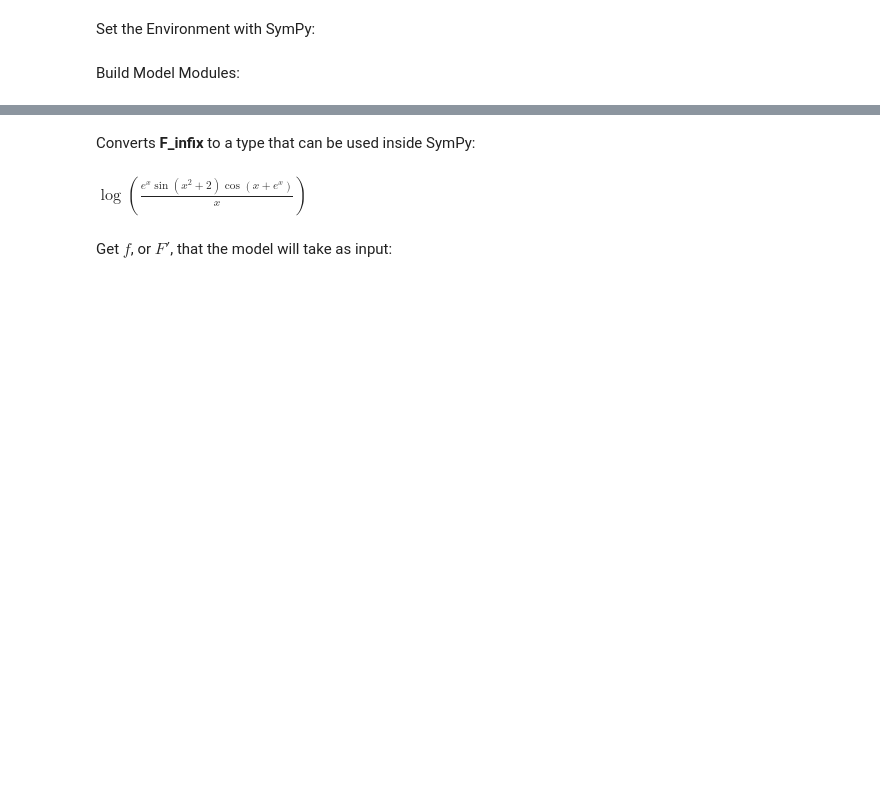
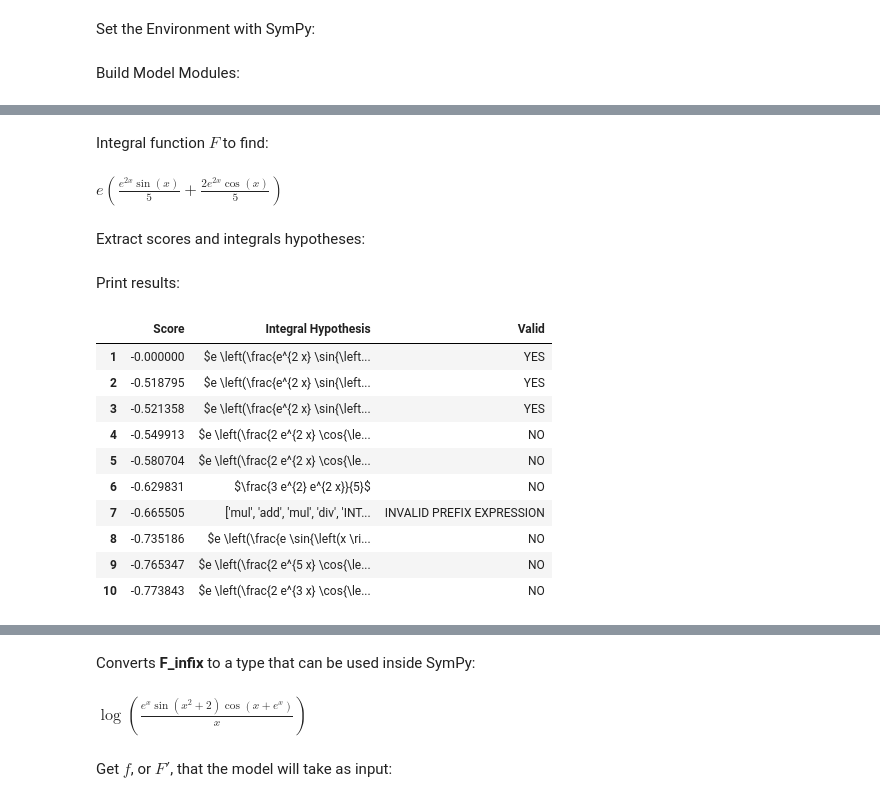
Before and after one commit to elia-mercatanti/deep-learning-symbolic-mathematics, a Jupyter notebook: jupyter-notebook/function_integration.ipynb, the cells around one changed output, grey strips where cells are left out. Drawn from its saved outputs; the diff is of its cells as text; code cells hidden in the pictures; blank space fills up the shorter version.

Commit message:
Adding FWD BWD and IPB approach in notebook
Small update in README.md and transformer.py

```diff
--- a/jupyter-notebook/function_integration.ipynb
+++ b/jupyter-notebook/function_integration.ipynb
@@ -106,0 +186,5 @@ Declare $F$, the Integral Function the Model has to Predict:
+# %%
+with torch.no_grad():
+    encoded = encoder('fwd', x=x1, lengths=len1, causal=False).transpose(0, 1)
+
+encoded
@@ -106,0 +212,7 @@ Declare $F$, the Integral Function the Model has to Predict:
+# %%
+with torch.no_grad():
+    _, _, beam = decoder.generate_beam(encoded, len1, beam_size=beam_size, length_penalty=1.0, early_stopping=1,
+                                       max_len=params.max_len)
+assert len(beam) == 1
+hypotheses = beam[0].hyp
+assert len(hypotheses) == beam_size
@@ -106,0 +227,54 @@ Declare $F$, the Integral Function the Model has to Predict:
+# %% [markdown]
+Integral function $F$ to find:
+# %%
+F
+# %% [output]
+$\displaystyle e \left(\frac{e^{2 x} \sin{\left(x \right)}}{5} + \frac{2 e^{2 x} \cos{\left(x \right)}}{5}\right)$
+# %% [markdown]
+Extract scores and integrals hypotheses:
+# %%
+rows = numpy.arange(1, beam_size + 1)
+columns = ['Score', 'Integral Hypothesis', 'Valid']
+results = []
+
+for score, sequence in sorted(hypotheses, reverse=True):
+    # Parse decoded hypothesis
+    ids = sequence[1:].tolist()  # Decoded token IDs
+    hyp_prefix = [env.id2word[word_id] for word_id in ids]  # Convert to prefix notation
+
+    try:
+        hyp_infix = env.prefix_to_infix(hyp_prefix)  # Convert to infix notation
+        hyp_sympy = env.infix_to_sympy(hyp_infix)  # Convert to SymPy
+
+        # Check whether we recover "f" if we differentiate the hypothesis
+        # Note that sometimes, SymPy fails to show that hyp' - f == 0, and the result is considered as invalid, although it
+        # may be correct
+        validation = "YES" if sympy.simplify(hyp_sympy.diff(x) - f, seconds=1) == 0 else "NO"
+        # validation = "YES" if sympy.simplify(hyp_sympy - F) == 0 else "NO"
+
+        # Transform hypothesis to a valid latex expression
+        hyp_expr = "$" + sympy.latex(env.infix_to_sympy(hyp_infix))  + "$"
+
+    except InvalidPrefixExpression:
+        validation = "INVALID PREFIX EXPRESSION"
+        hyp_expr = hyp_prefix
+
+    # Prepare results
+    results.append([score, hyp_expr, validation])
+# %% [markdown]
+Print results:
+# %%
+pandas.set_option('max_colwidth', None)
+pandas.DataFrame(results, index=rows, columns=columns).style.set_properties(**{'text-align': 'center'})
+# %% [output]
+|  | Score | Integral Hypothesis | Valid |
+| 1 | -0.000000 | $e \left(\frac{e^{2 x} \sin{\left... | YES |
+| 2 | -0.518795 | $e \left(\frac{e^{2 x} \sin{\left... | YES |
+| 3 | -0.521358 | $e \left(\frac{e^{2 x} \sin{\left... | YES |
+| 4 | -0.549913 | $e \left(\frac{2 e^{2 x} \cos{\le... | NO |
+| 5 | -0.580704 | $e \left(\frac{2 e^{2 x} \cos{\le... | NO |
+| 6 | -0.629831 | $\frac{3 e^{2} e^{2 x}}{5}$ | NO |
+| 7 | -0.665505 | ['mul', 'add', 'mul', 'div', 'INT... | INVALID PREFIX EXPRESSION |
+| 8 | -0.735186 | $e \left(\frac{e \sin{\left(x \ri... | NO |
+| 9 | -0.765347 | $e \left(\frac{2 e^{5 x} \cos{\le... | NO |
+| 10 | -0.773843 | $e \left(\frac{2 e^{3 x} \cos{\le... | NO |
```
Also changed, not shown: parts of 92 cells of this notebook, 2 other files.
